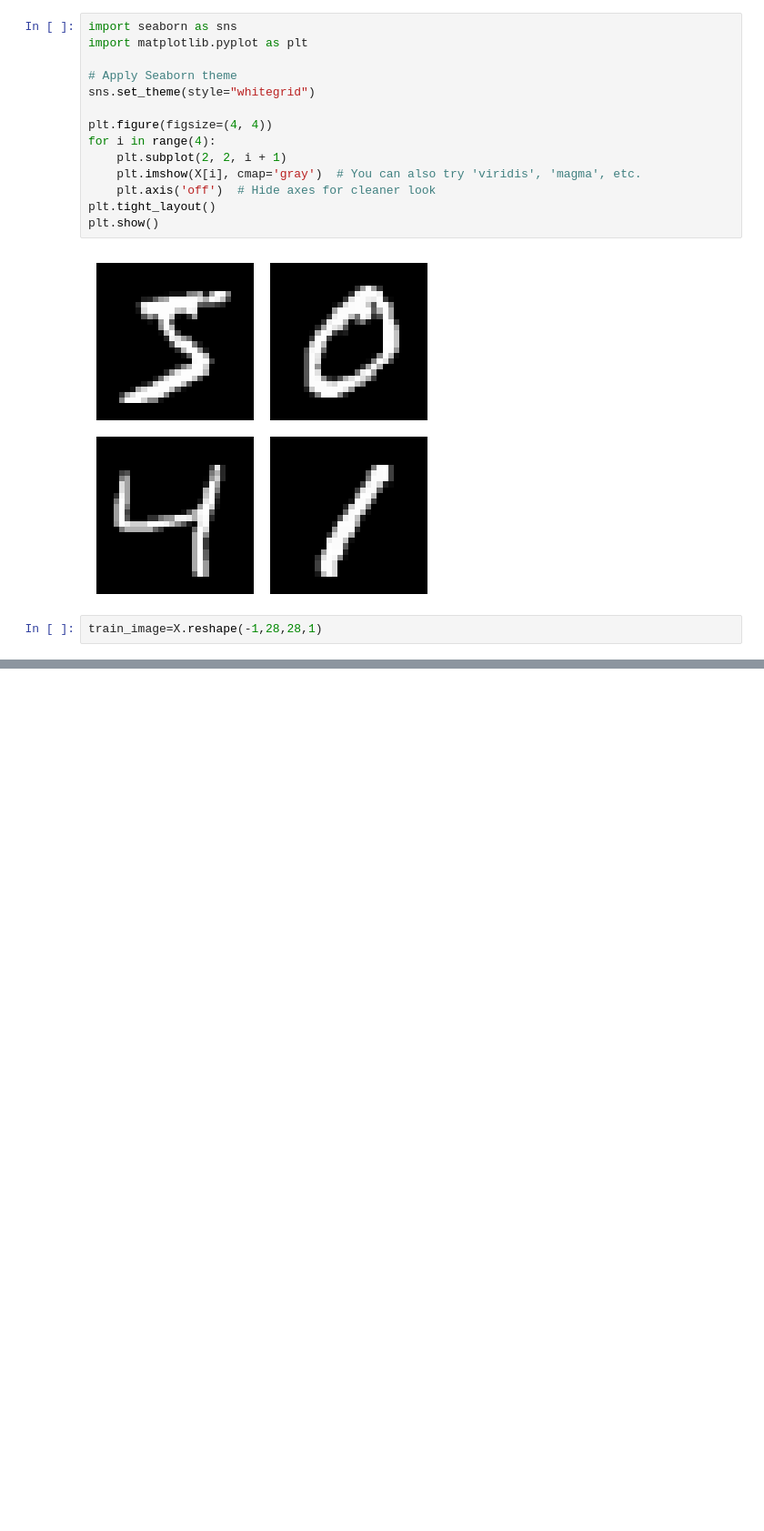
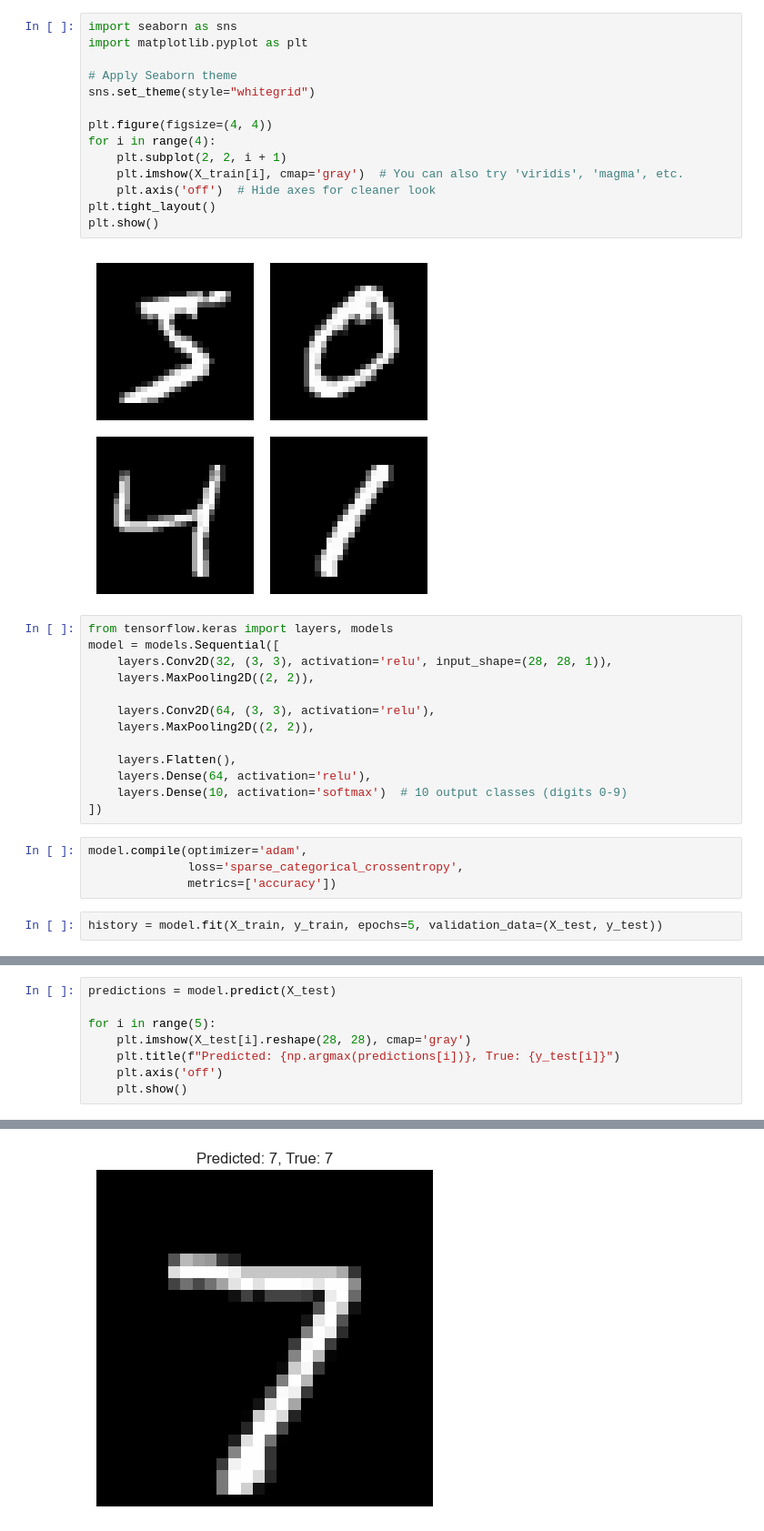
Before and after one commit to SiddharthGanguli/Machine-Learning-Algorithms, a Jupyter notebook: Deep Learning/Cnn/Cnn-Layers.ipynb, the cells around one changed output, grey strips where cells are left out. Shown at 91% size. Drawn from its saved outputs; the diff is of its cells as text; blank space fills up the shorter version.

```diff
--- a/Deep Learning/Cnn/Cnn-Layers.ipynb
+++ b/Deep Learning/Cnn/Cnn-Layers.ipynb
@@ -86,11 +76,28 @@ sns.set_theme(style="whitegrid")
 plt.figure(figsize=(4, 4))
 for i in range(4):
     plt.subplot(2, 2, i + 1)
-    plt.imshow(X[i], cmap='gray')  # You can also try 'viridis', 'magma', etc.
+    plt.imshow(X_train[i], cmap='gray')  # You can also try 'viridis', 'magma', etc.
     plt.axis('off')  # Hide axes for cleaner look
 plt.tight_layout()
 plt.show()
 # %% [output]
 [figure]
 # %%
-train_image=X.reshape(-1,28,28,1)
+from tensorflow.keras import layers, models
+model = models.Sequential([
+    layers.Conv2D(32, (3, 3), activation='relu', input_shape=(28, 28, 1)),
+    layers.MaxPooling2D((2, 2)),
+
+    layers.Conv2D(64, (3, 3), activation='relu'),
+    layers.MaxPooling2D((2, 2)),
+
+    layers.Flatten(),
+    layers.Dense(64, activation='relu'),
+    layers.Dense(10, activation='softmax')  # 10 output classes (digits 0-9)
+])
+# %%
+model.compile(optimizer='adam',
+              loss='sparse_categorical_crossentropy',
+              metrics=['accuracy'])
+# %%
+history = model.fit(X_train, y_train, epochs=5, validation_data=(X_test, y_test))
@@ -96,0 +122,9 @@ train_image=X.reshape(-1,28,28,1)
+# %%
+predictions = model.predict(X_test)
+
+for i in range(5):
+    plt.imshow(X_test[i].reshape(28, 28), cmap='gray')
+    plt.title(f"Predicted: {np.argmax(predictions[i])}, True: {y_test[i]}")
+    plt.axis('off')
+    plt.show()
+# %% [output]
@@ -96,0 +132 @@ train_image=X.reshape(-1,28,28,1)
+[figure, added]
```
Also changed, not shown: parts of 13 cells of this notebook, 1 other file.
